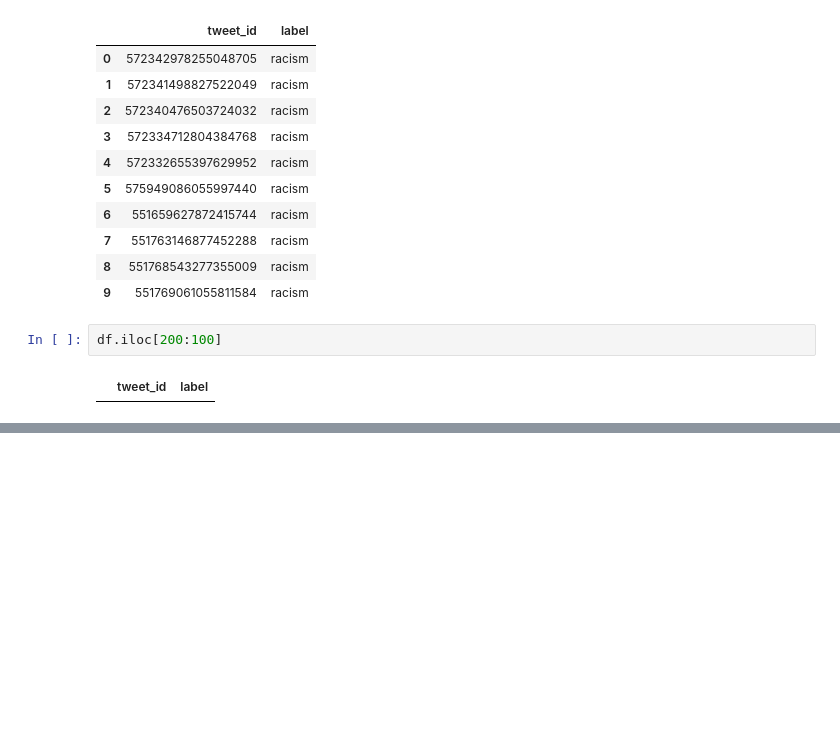
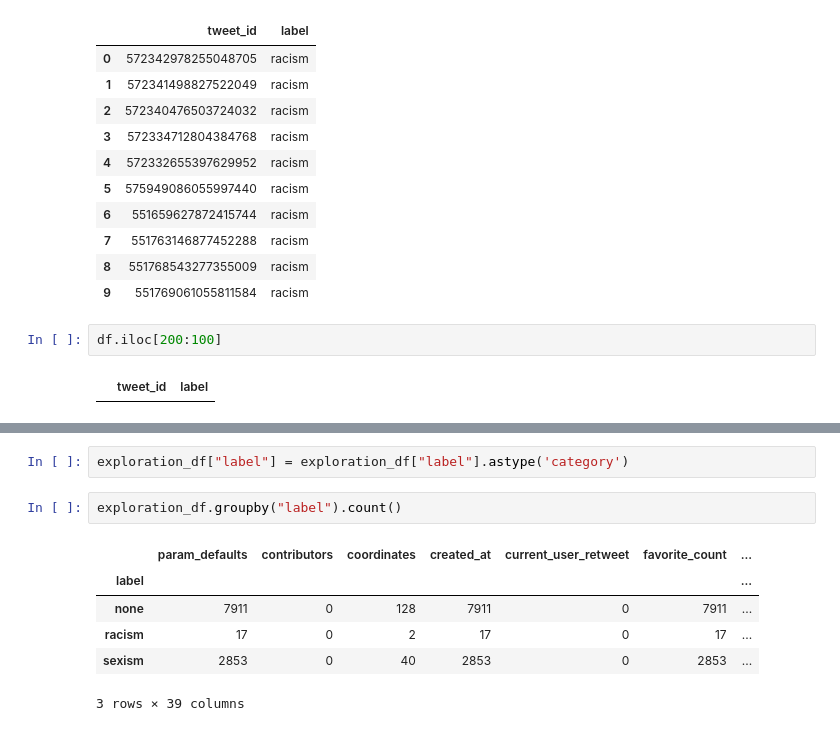
Before and after one commit to mauroES/mineracao-dados, a Jupyter notebook: Extract Twitter data.ipynb, the cells around one changed output, grey strips where cells are left out. Saved outputs shown, nothing was run; the diff lists cells and outputs as text; blank space fills up the shorter version.

```diff
--- a/Extract Twitter data.ipynb
+++ b/Extract Twitter data.ipynb
@@ -87,0 +137,11 @@ api_crawler.GetStatuses(bulk_ids)
+# %%
+exploration_df["label"] = exploration_df["label"].astype('category')
+# %%
+exploration_df.groupby("label").count()
+# %% [output]
+|  | param_defaults | contributors | coordinates | created_at | current_user_retweet | favorite_count | ... |
+| label |  |  |  |  |  |  | ... |
+| none | 7911 | 0 | 128 | 7911 | 0 | 7911 | ... |
+| racism | 17 | 0 | 2 | 17 | 0 | 17 | ... |
+| sexism | 2853 | 0 | 40 | 2853 | 0 | 2853 | ... |
+3 rows × 39 columns
```
Also changed, not shown: parts of 14 cells of this notebook, 1 other file.
